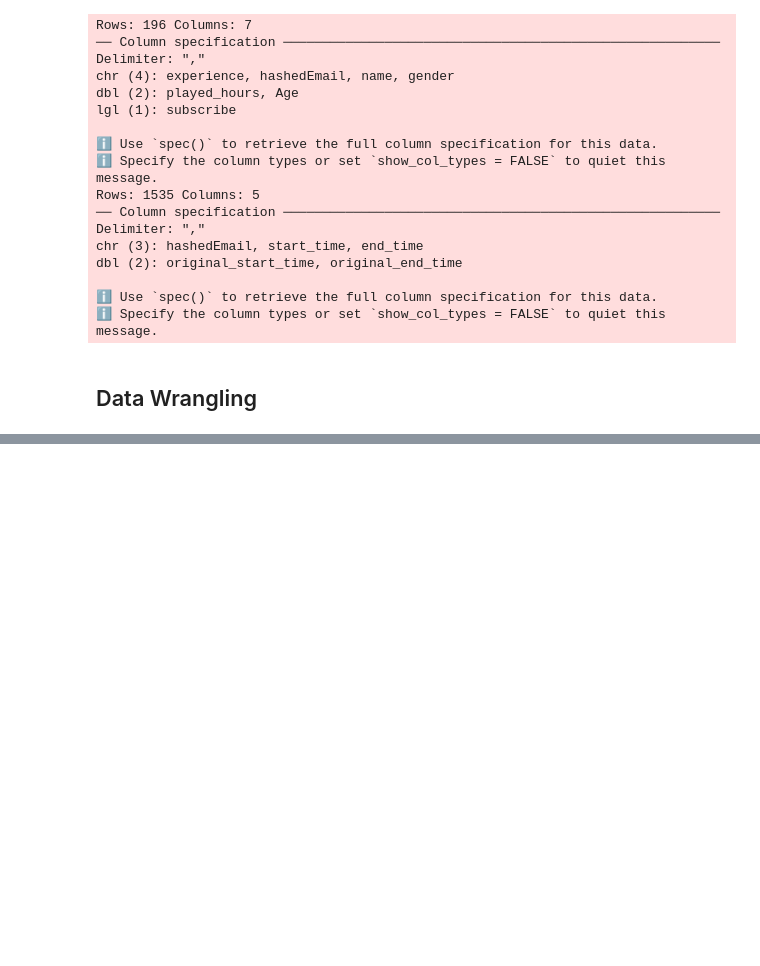
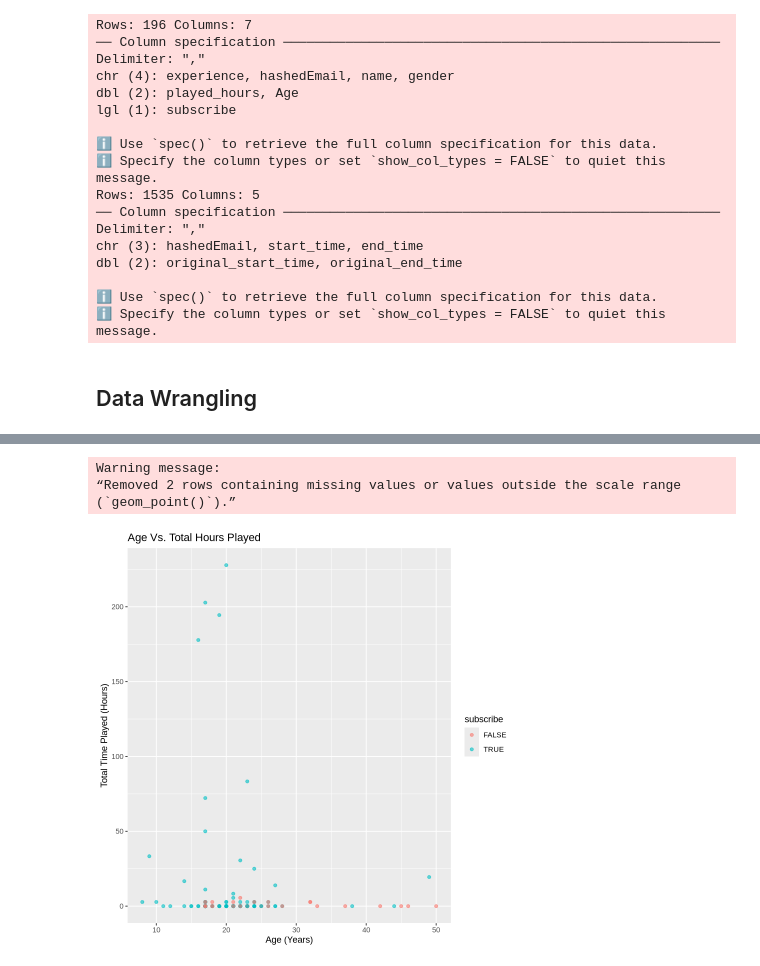
Before and after one commit to yoshiolives/dsci100-minecraft-project, a Jupyter notebook: project.ipynb, the cells around one changed output, grey strips where cells are left out. Saved outputs shown, nothing was run; the diff lists cells and outputs as text; code cells hidden in the pictures; blank space fills up the shorter version.

```diff
--- a/project.ipynb
+++ b/project.ipynb
@@ -90,0 +97,12 @@ player_join <-
+# %%
+#Age vs. Total Hours Played
+age_total_hr <- players_merge |>
+    ggplot(aes(x = Age, y = total_hours_played, colour = subscribe)) +
+    geom_point(alpha = 0.6) +
+    labs(x = "Age (Years)", y = "Total Time Played (Hours)", title = "Age Vs. Total Hours Played", Colour = "Subscribe")
+age_total_hr
+# %% [output]
+Warning message:
+“Removed 2 rows containing missing values or values outside the scale range
+(`geom_point()`).”
+[figure, added]
```
Also changed, not shown: parts of 5 cells of this notebook.
